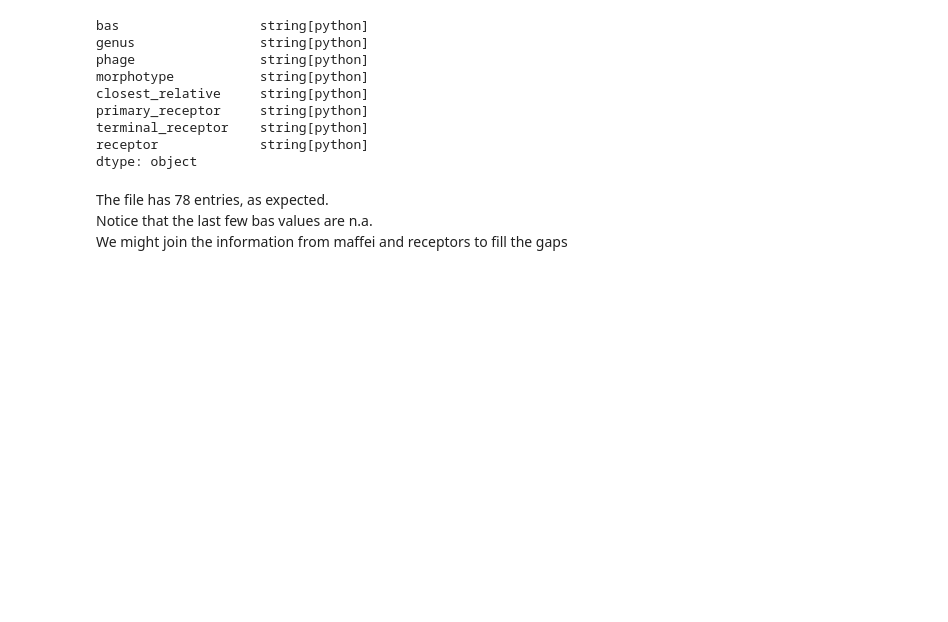
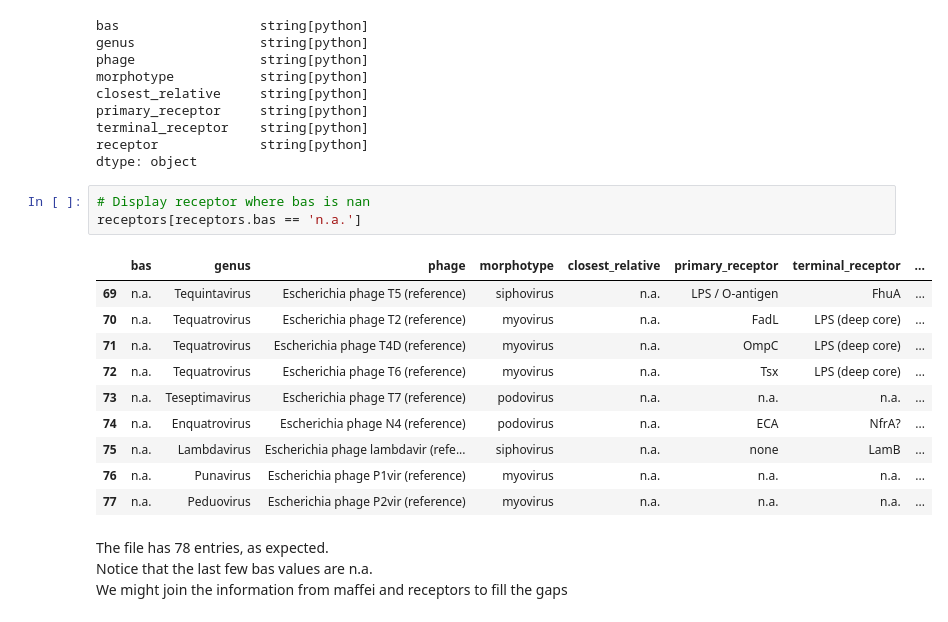
Before and after one commit to Drivahah/Predicting-phage-host-interaction-with-Language-Models, a Jupyter notebook: notebooks/01_ingest_data.ipynb, the cells around one changed output. Saved outputs shown, nothing was run; the diff lists cells and outputs as text; blank space fills up the shorter version.

```diff
--- a/notebooks/01_ingest_data.ipynb
+++ b/notebooks/01_ingest_data.ipynb
@@ -146,6 +146,20 @@ primary_receptor     string[python]
 terminal_receptor    string[python]
 receptor             string[python]
 dtype: object
+# %%
+# Display receptor where bas is nan
+receptors[receptors.bas == 'n.a.']
+# %% [output]
+|  | bas | genus | phage | morphotype | closest_relative | primary_receptor | terminal_receptor | ... |
+| 69 | n.a. | Tequintavirus | Escherichia phage T5 (reference) | siphovirus | n.a. | LPS / O-antigen | FhuA | ... |
+| 70 | n.a. | Tequatrovirus | Escherichia phage T2 (reference) | myovirus | n.a. | FadL | LPS (deep core) | ... |
+| 71 | n.a. | Tequatrovirus | Escherichia phage T4D (reference) | myovirus | n.a. | OmpC | LPS (deep core) | ... |
+| 72 | n.a. | Tequatrovirus | Escherichia phage T6 (reference) | myovirus | n.a. | Tsx | LPS (deep core) | ... |
+| 73 | n.a. | Teseptimavirus | Escherichia phage T7 (reference) | podovirus | n.a. | n.a. | n.a. | ... |
+| 74 | n.a. | Enquatrovirus | Escherichia phage N4 (reference) | podovirus | n.a. | ECA | NfrA? | ... |
+| 75 | n.a. | Lambdavirus | Escherichia phage lambdavir (refe... | siphovirus | n.a. | none | LamB | ... |
+| 76 | n.a. | Punavirus | Escherichia phage P1vir (reference) | myovirus | n.a. | n.a. | n.a. | ... |
+| 77 | n.a. | Peduovirus | Escherichia phage P2vir (reference) | myovirus | n.a. | n.a. | n.a. | ... |
 # %% [markdown]
 The file has 78 entries, as expected.\
 Notice that the last few bas values are n.a.\
```
Also changed, not shown: parts of 4 cells of this notebook, 1 other file.
